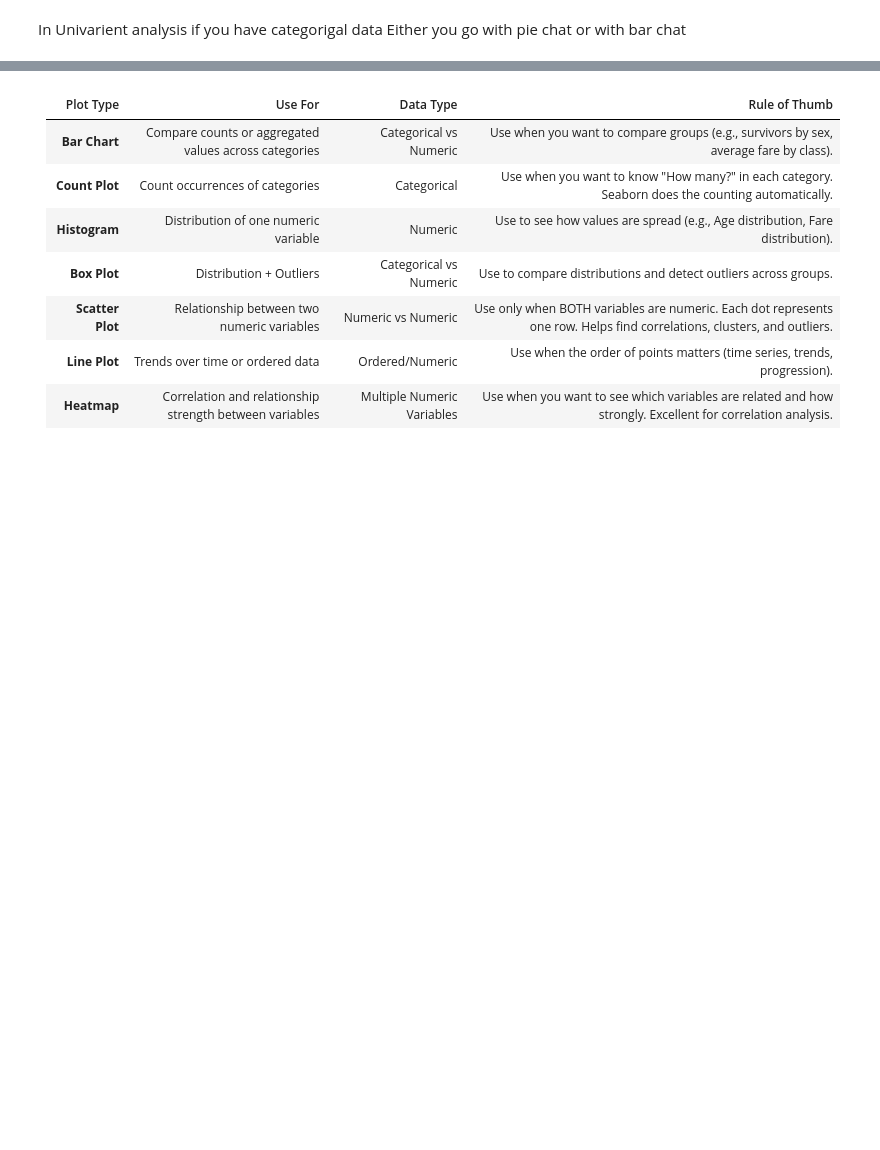
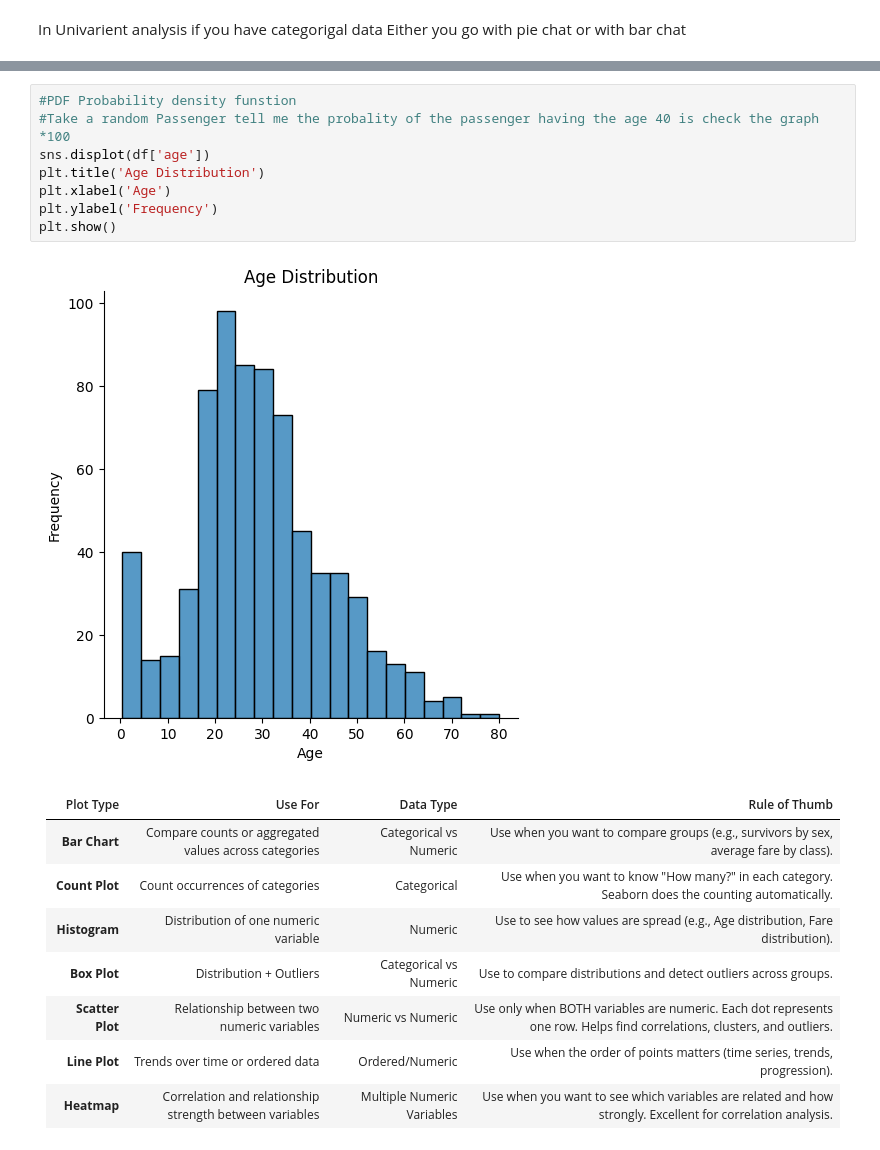
Before and after one commit to aburafiar/Data-Science, a Jupyter notebook: EDA_Phase_1.ipynb, the cells around one changed output, grey strips where cells are left out. Saved outputs shown, nothing was run; the diff lists cells and outputs as text; blank space fills up the shorter version.

```diff
--- a/EDA_Phase_1.ipynb
+++ b/EDA_Phase_1.ipynb
@@ -206,3 +216,13 @@ In Univarient analysis if you have categorigal data Either you go with pie chat
+# %%
+#PDF Probability density funstion
+#Take a random Passenger tell me the probality of the passenger having the age 40 is check the graph *100
+sns.displot(df['age'])
+plt.title('Age Distribution')
+plt.xlabel('Age')
+plt.ylabel('Frequency')
+plt.show()
+# %% [output]
+[figure, added]
 # %% [markdown]
 | Plot Type        | Use For                                                 | Data Type                  | Rule of Thumb                                                                                                           |
 | ---------------- | ------------------------------------------------------- | -------------------------- | ----------------------------------------------------------------------------------------------------------------------- |
```
Also changed, not shown: parts of 1 cell of this notebook.
